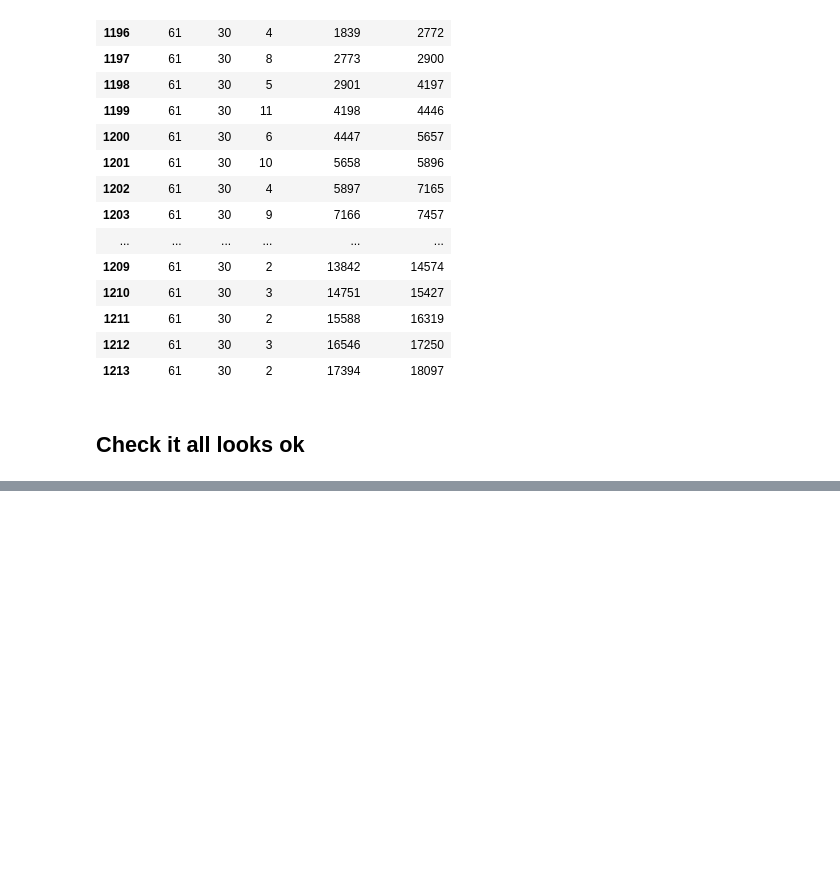
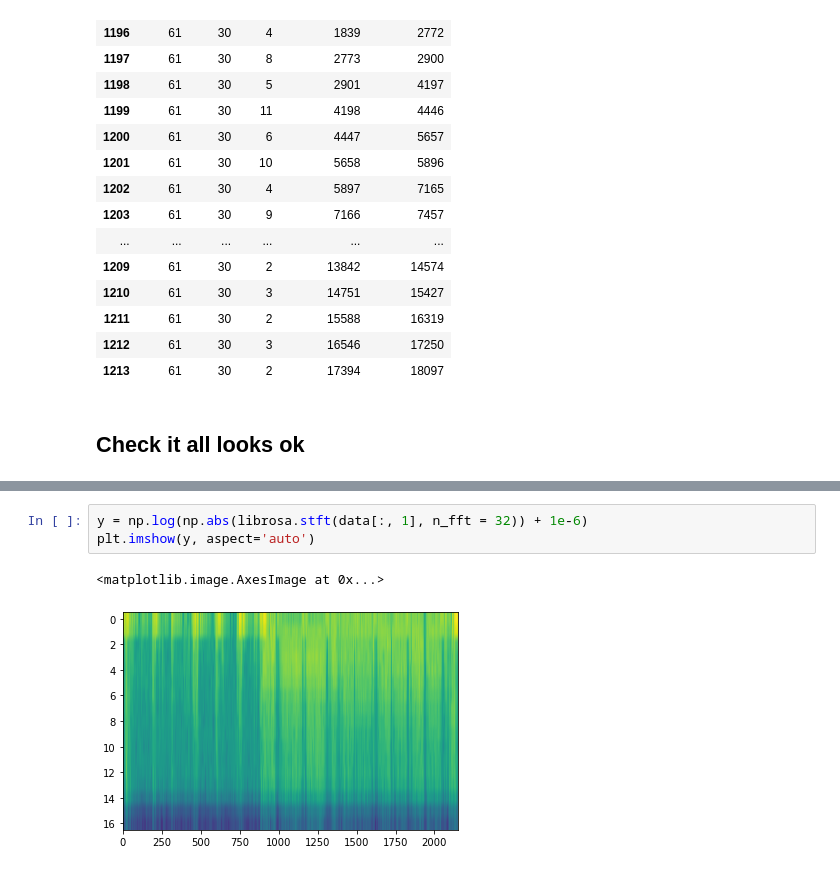
Before and after one commit to earthspecies/BEBE, a Jupyter notebook: data_formatting/format_HAR.ipynb, the cells around one changed output, grey strips where cells are left out. Cells and saved outputs as stored; diff of their text form; blank space fills up the shorter version.

```diff
--- a/data_formatting/format_HAR.ipynb
+++ b/data_formatting/format_HAR.ipynb
@@ -282,0 +285,6 @@ plt.plot(data[:, 7])
+# %%
+y = np.log(np.abs(librosa.stft(data[:, 1], n_fft = 32)) + 1e-6)
+plt.imshow(y, aspect='auto')
+# %% [output]
+<matplotlib.image.AxesImage at 0x...>
+[figure, added]
```
Also changed, not shown: parts of 11 cells of this notebook, 5 other files.
